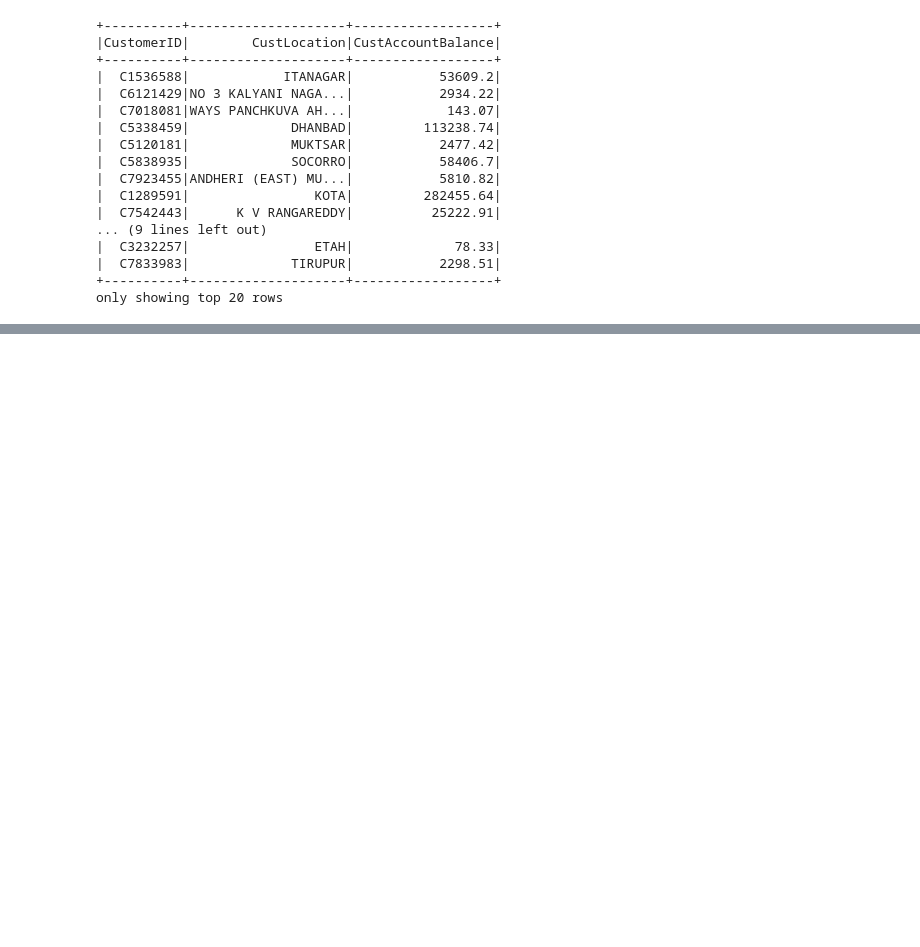
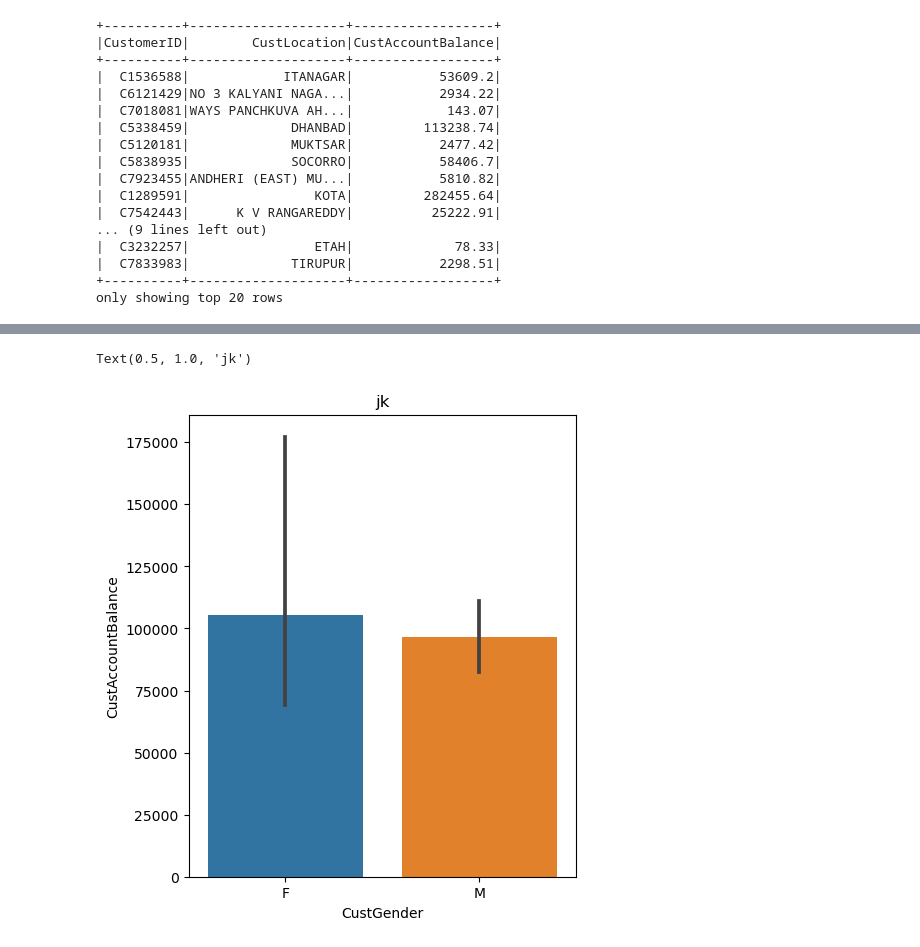
Before and after one commit to Iranna13/bank, a Jupyter notebook: spark_p1.ipynb, the cells around one changed output, grey strips where cells are left out. Drawn from its saved outputs; the diff is of its cells as text; code cells hidden in the pictures; blank space fills up the shorter version.

```diff
--- a/spark_p1.ipynb
+++ b/spark_p1.ipynb
@@ -671,0 +848,18 @@ Choose a query to run:
+# %%
+import findspark
+findspark.init()
+import pyspark
+import pandas
+import matplotlib.pyplot as plt
+import seaborn as sb
+from pyspark.sql import SparkSession
+spark = SparkSession.builder.getOrCreate()
+from pyspark.sql.functions import *
+df = spark.read.csv("bank_segdata.csv", inferSchema = True,header = True)
+pandas_df=df.toPandas()
+plt.figure(figsize = (5,6))
+sb.barplot(x="CustGender", y="CustAccountBalance", data=pandas_df)
+plt.title("jk")
+# %% [output]
+Text(0.5, 1.0, 'jk')
+[figure, added]
```
Also changed, not shown: parts of 46 cells of this notebook.
